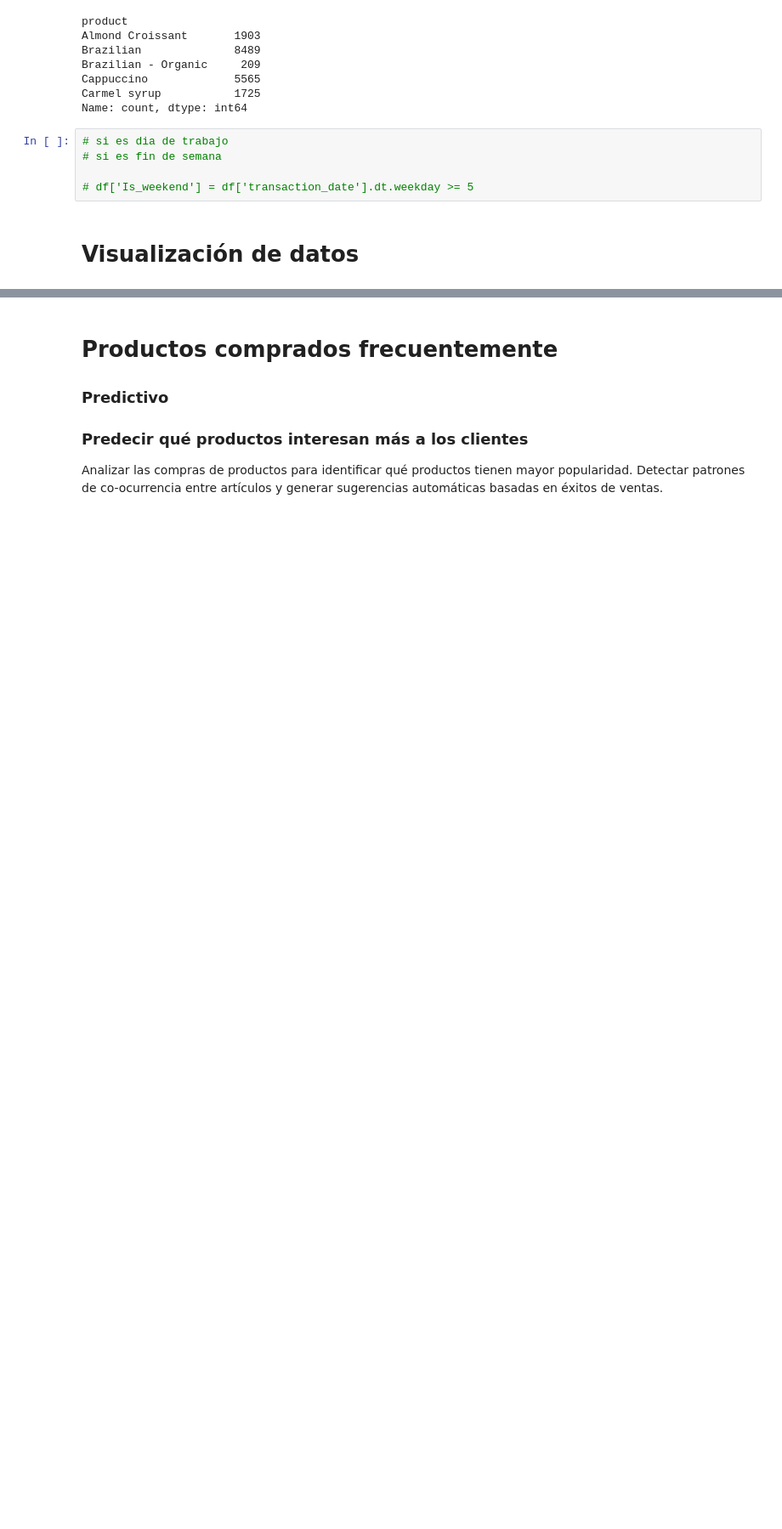
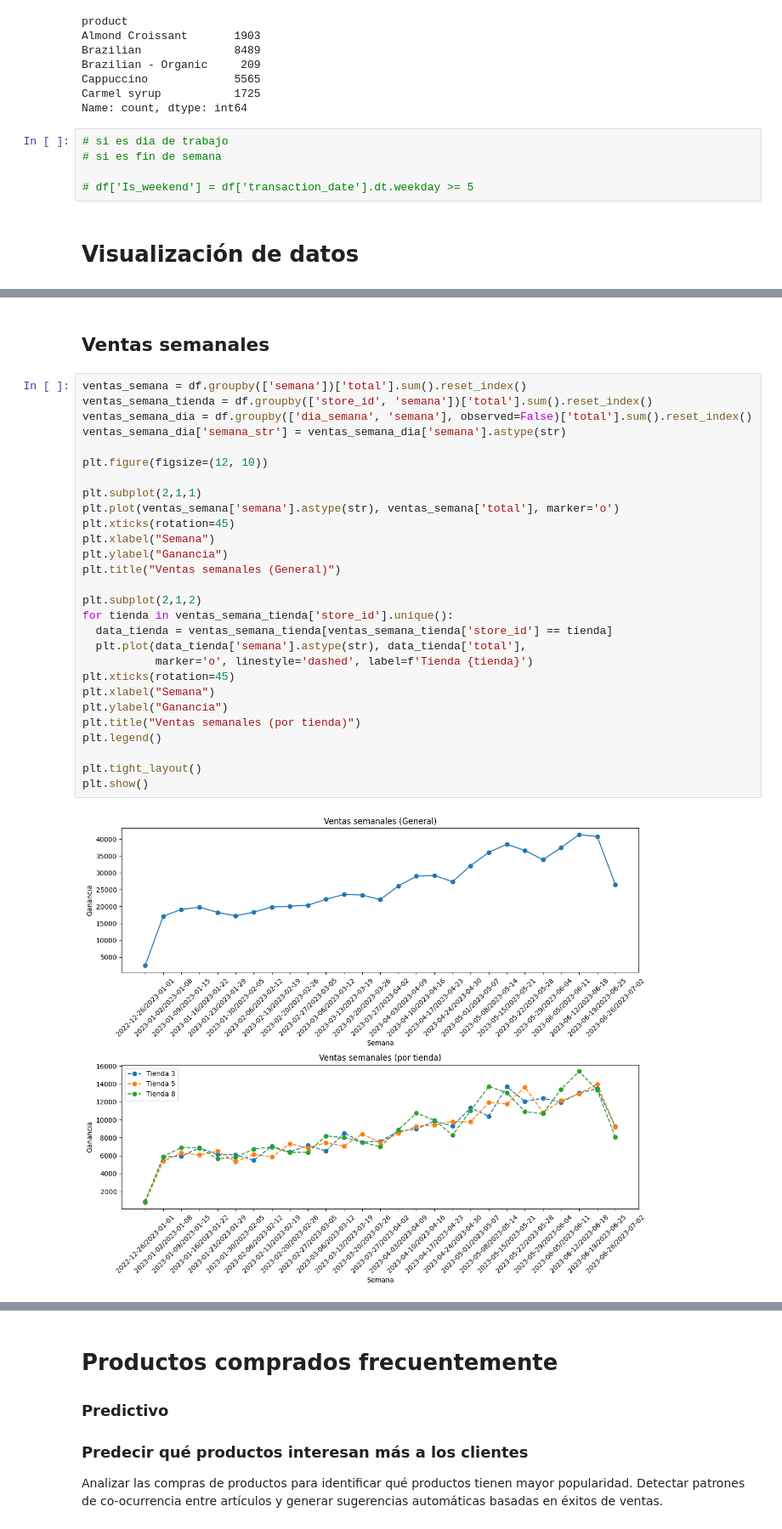
Before and after one commit to cinna-vk/Analisis-en-ventas-de-una-cafeteria, a Jupyter notebook: mineria_PIA.ipynb, the cells around one changed output, grey strips where cells are left out. Shown at 85% size. Saved outputs shown, nothing was run; the diff lists cells and outputs as text; blank space fills up the shorter version.

```diff
--- a/mineria_PIA.ipynb
+++ b/mineria_PIA.ipynb
@@ -289 +293,33 @@ print(ventas_semana.head())
+# %% [markdown]
+## Ventas semanales
+# %%
+ventas_semana = df.groupby(['semana'])['total'].sum().reset_index()
+ventas_semana_tienda = df.groupby(['store_id', 'semana'])['total'].sum().reset_index()
+ventas_semana_dia = df.groupby(['dia_semana', 'semana'], observed=False)['total'].sum().reset_index()
+ventas_semana_dia['semana_str'] = ventas_semana_dia['semana'].astype(str)
+
+plt.figure(figsize=(12, 10))
+
+plt.subplot(2,1,1)
+plt.plot(ventas_semana['semana'].astype(str), ventas_semana['total'], marker='o')
+plt.xticks(rotation=45)
+plt.xlabel("Semana")
+plt.ylabel("Ganancia")
+plt.title("Ventas semanales (General)")
+
+plt.subplot(2,1,2)
+for tienda in ventas_semana_tienda['store_id'].unique():
+  data_tienda = ventas_semana_tienda[ventas_semana_tienda['store_id'] == tienda]
+  plt.plot(data_tienda['semana'].astype(str), data_tienda['total'],
+           marker='o', linestyle='dashed', label=f'Tienda {tienda}')
+plt.xticks(rotation=45)
+plt.xlabel("Semana")
+plt.ylabel("Ganancia")
+plt.title("Ventas semanales (por tienda)")
+plt.legend()
+
+plt.tight_layout()
+plt.show()
+# %% [output]
+[figure, added]
 # %%
```
Also changed, not shown: parts of 24 cells of this notebook.
